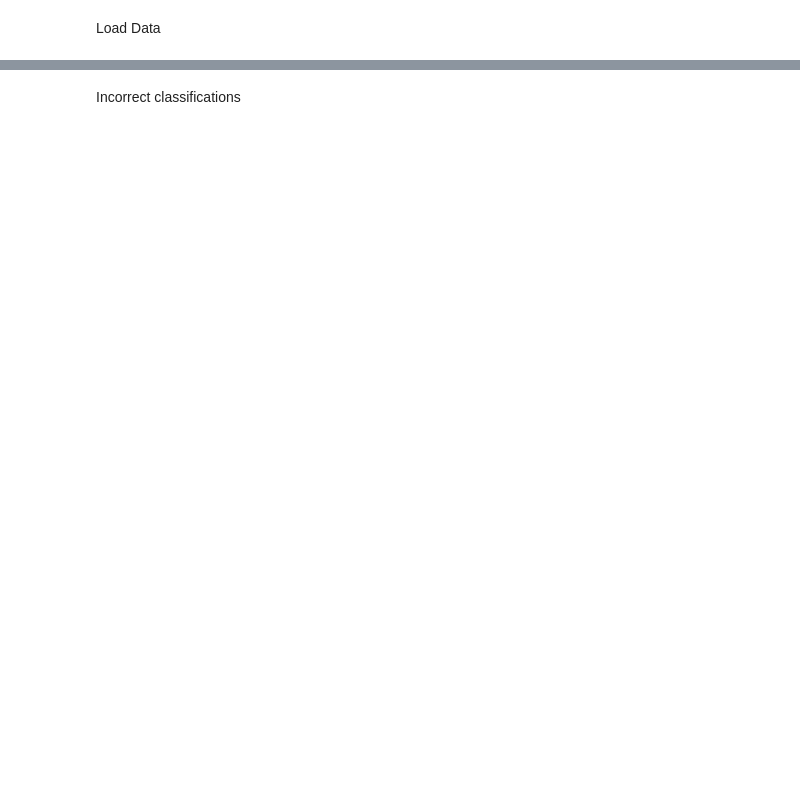
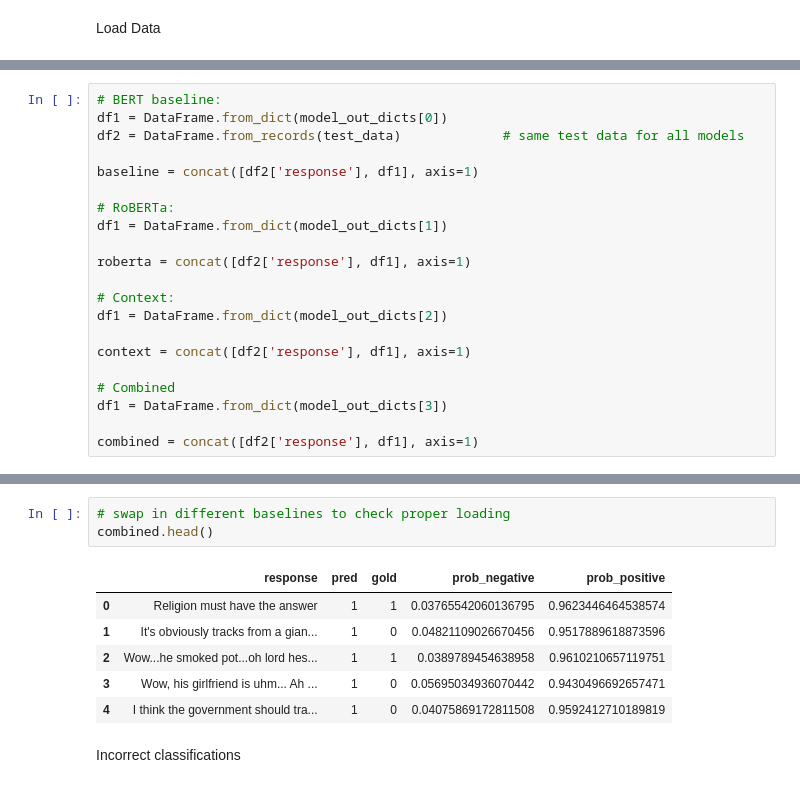
Before and after one commit to catleeball/LING_573_ND, a Jupyter notebook: results/D3_error_analysis.ipynb, the cells around one changed output, grey strips where cells are left out. Saved outputs shown, nothing was run; the diff lists cells and outputs as text; blank space fills up the shorter version.

```diff
--- a/results/D3_error_analysis.ipynb
+++ b/results/D3_error_analysis.ipynb
@@ -35,2 +37,23 @@ table = concat([df2['response'], df1], axis=1)
+# %%
+# BERT baseline:
+df1 = DataFrame.from_dict(model_out_dicts[0])
+df2 = DataFrame.from_records(test_data)             # same test data for all models
+
+baseline = concat([df2['response'], df1], axis=1)
+
+# RoBERTa:
+df1 = DataFrame.from_dict(model_out_dicts[1])
+
+roberta = concat([df2['response'], df1], axis=1)
+
+# Context:
+df1 = DataFrame.from_dict(model_out_dicts[2])
+
+context = concat([df2['response'], df1], axis=1)
+
+# Combined
+df1 = DataFrame.from_dict(model_out_dicts[3])
+
+combined = concat([df2['response'], df1], axis=1)
 # %%
 # quickly check stats
@@ -38,3 +85,13 @@ print(table.describe())
+# %%
+# swap in different baselines to check proper loading
+combined.head()
+# %% [output]
+|  | response | pred | gold | prob_negative | prob_positive |
+| 0 | Religion must have the answer | 1 | 1 | 0.03765542060136795 | 0.9623446464538574 |
+| 1 | It's obviously tracks from a gian... | 1 | 0 | 0.04821109026670456 | 0.9517889618873596 |
+| 2 | Wow...he smoked pot...oh lord hes... | 1 | 1 | 0.0389789454638958 | 0.9610210657119751 |
+| 3 | Wow, his girlfriend is uhm... Ah ... | 1 | 0 | 0.05695034936070442 | 0.9430496692657471 |
+| 4 | I think the government should tra... | 1 | 0 | 0.04075869172811508 | 0.9592412710189819 |
 # %% [markdown]
 Incorrect classifications
 # %%
```
Also changed, not shown: parts of 13 cells of this notebook.
